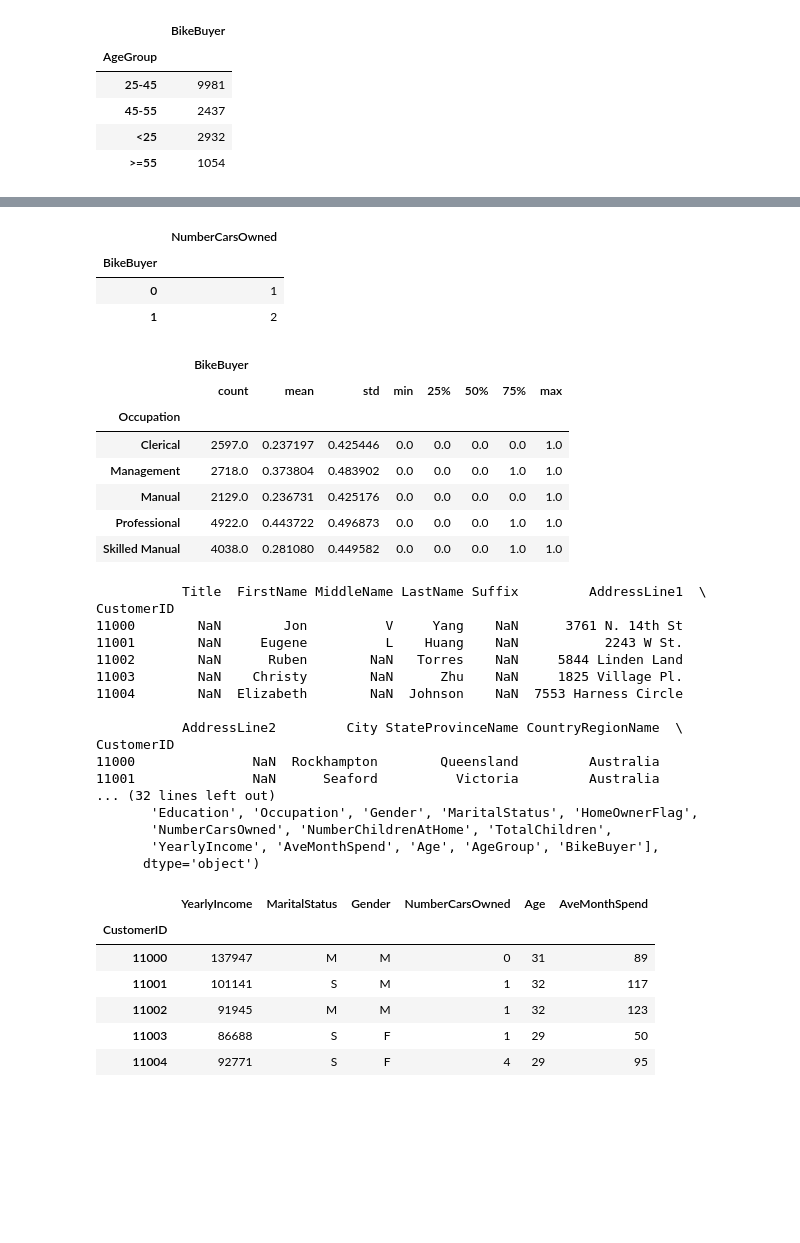
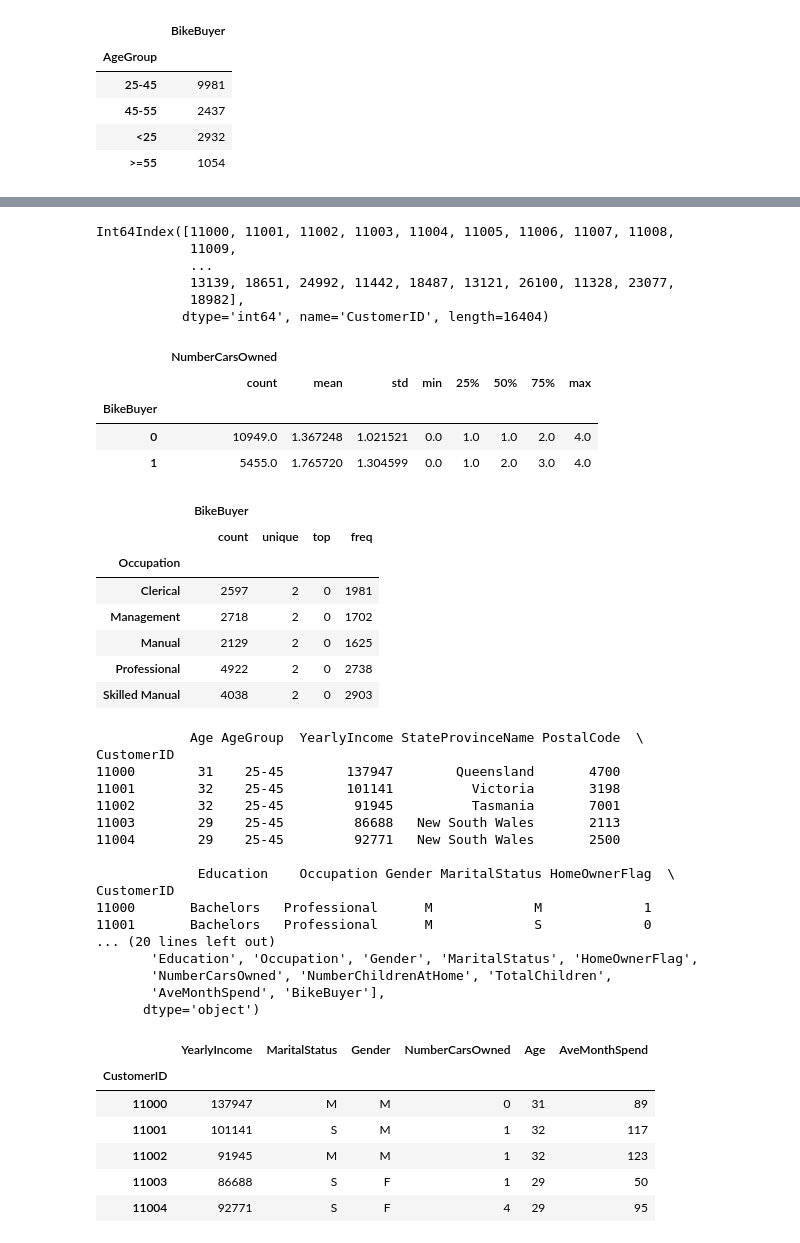
Before and after one commit to random82/Principles-of-Machine-Learning-Python, a Jupyter notebook: Final Exam/Final exam-FeatureEngineering.ipynb, the cells around one changed output, grey strips where cells are left out. Saved outputs shown, nothing was run; the diff lists cells and outputs as text; code cells hidden in the pictures; blank space fills up the shorter version.

```diff
--- a/Final Exam/Final exam-FeatureEngineering.ipynb
+++ b/Final Exam/Final exam-FeatureEngineering.ipynb
@@ -190 +197,7 @@ ValueError: Could not interpret input 'BikeBuyer'
+# %%
+df_joined = df_joined[["Age","AgeGroup","YearlyIncome", "Education", "Occupation", "Gender", "MaritalStatus","HomeOwnerFlag","NumberCarsOwned","NumberChildrenAtHome","TotalChildren","AveMonthSpend","BikeBuyer"]]
+# %%
+df_joined["BikeBuyer"] = df_joined["BikeBuyer"].astype("category")
+df_joined["HomeOwnerFlag"] = df_joined["HomeOwnerFlag"].astype("category")
+df_joined["MaritalStatus"] = df_joined["MaritalStatus"].astype("category")
 # %%
@@ -252,21 +249,31 @@ plot_box(df_joined, cat_cols, col_y="NumberCarsOwned")
+# %%
+df_joined.index
+# %% [output]
+Int64Index([11000, 11001, 11002, 11003, 11004, 11005, 11006, 11007, 11008,
+            11009,
+            ...
+            13139, 18651, 24992, 11442, 18487, 13121, 26100, 11328, 23077,
+            18982],
+           dtype='int64', name='CustomerID', length=16404)
 # %%
-df_joined[['BikeBuyer', 'NumberCarsOwned']].groupby('BikeBuyer').median()
+df_joined[['BikeBuyer', 'NumberCarsOwned']].groupby('BikeBuyer').describe()
 # %% [output]
-|  | NumberCarsOwned |
-| BikeBuyer |  |
-| 0 | 1 |
-| 1 | 2 |
+|  | NumberCarsOwned |  |  |  |  |  |  |  |
+|  | count | mean | std | min | 25% | 50% | 75% | max |
+| BikeBuyer |  |  |  |  |  |  |  |  |
+| 0 | 10949.0 | 1.367248 | 1.021521 | 0.0 | 1.0 | 1.0 | 2.0 | 4.0 |
+| 1 | 5455.0 | 1.765720 | 1.304599 | 0.0 | 1.0 | 2.0 | 3.0 | 4.0 |
 # %%
 df_joined[['BikeBuyer', 'Occupation']].groupby('Occupation').describe()
 # %% [output]
-|  | BikeBuyer |  |  |  |  |  |  |  |
-|  | count | mean | std | min | 25% | 50% | 75% | max |
-| Occupation |  |  |  |  |  |  |  |  |
-| Clerical | 2597.0 | 0.237197 | 0.425446 | 0.0 | 0.0 | 0.0 | 0.0 | 1.0 |
-| Management | 2718.0 | 0.373804 | 0.483902 | 0.0 | 0.0 | 0.0 | 1.0 | 1.0 |
-| Manual | 2129.0 | 0.236731 | 0.425176 | 0.0 | 0.0 | 0.0 | 0.0 | 1.0 |
-| Professional | 4922.0 | 0.443722 | 0.496873 | 0.0 | 0.0 | 0.0 | 1.0 | 1.0 |
-| Skilled Manual | 4038.0 | 0.281080 | 0.449582 | 0.0 | 0.0 | 0.0 | 1.0 | 1.0 |
+|  | BikeBuyer |  |  |  |
+|  | count | unique | top | freq |
+| Occupation |  |  |  |  |
+| Clerical | 2597 | 2 | 0 | 1981 |
+| Management | 2718 | 2 | 0 | 1702 |
+| Manual | 2129 | 2 | 0 | 1625 |
+| Professional | 4922 | 2 | 0 | 2738 |
+| Skilled Manual | 4038 | 2 | 0 | 2903 |
 # %%
 from sklearn import preprocessing
 import sklearn.model_selection as ms
@@ -286,22 +293,22 @@ def encode_string(cat_features):
 print(df_joined.head())
 print(df_joined.columns)
 # %% [output]
-           Title  FirstName MiddleName LastName Suffix         AddressLine1  \
+            Age AgeGroup  YearlyIncome StateProvinceName PostalCode  \
 CustomerID
-11000        NaN        Jon          V     Yang    NaN      3761 N. 14th St
-11001        NaN     Eugene          L    Huang    NaN           2243 W St.
-11002        NaN      Ruben        NaN   Torres    NaN     5844 Linden Land
-11003        NaN    Christy        NaN      Zhu    NaN     1825 Village Pl.
-11004        NaN  Elizabeth        NaN  Johnson    NaN  7553 Harness Circle
+11000        31    25-45        137947        Queensland       4700
+11001        32    25-45        101141          Victoria       3198
+11002        32    25-45         91945          Tasmania       7001
+11003        29    25-45         86688   New South Wales       2113
+11004        29    25-45         92771   New South Wales       2500
 
-           AddressLine2         City StateProvinceName CountryRegionName  \
+             Education    Occupation Gender MaritalStatus HomeOwnerFlag  \
 CustomerID
-11000               NaN  Rockhampton        Queensland         Australia
-11001               NaN      Seaford          Victoria         Australia
-... (32 lines left out)
+11000       Bachelors   Professional      M             M             1
+11001       Bachelors   Professional      M             S             0
+... (20 lines left out)
        'Education', 'Occupation', 'Gender', 'MaritalStatus', 'HomeOwnerFlag',
        'NumberCarsOwned', 'NumberChildrenAtHome', 'TotalChildren',
-       'YearlyIncome', 'AveMonthSpend', 'Age', 'AgeGroup', 'BikeBuyer'],
+       'AveMonthSpend', 'BikeBuyer'],
       dtype='object')
 # %%
 labels = np.array(df_joined['BikeBuyer'])
```
Also changed, not shown: parts of 30 cells of this notebook, 1 other file.
